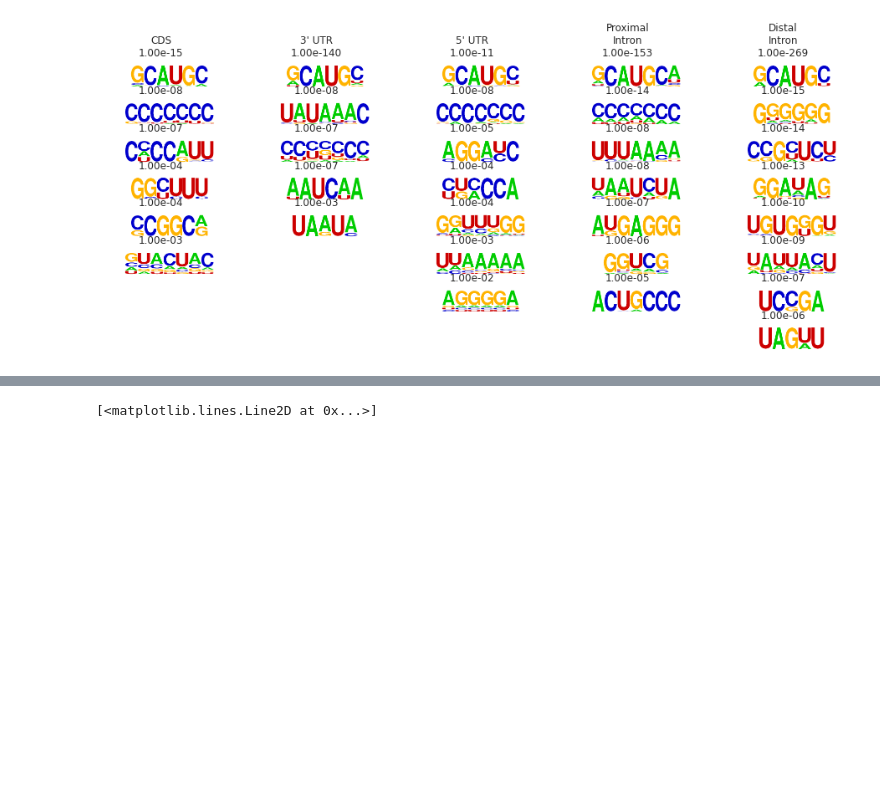
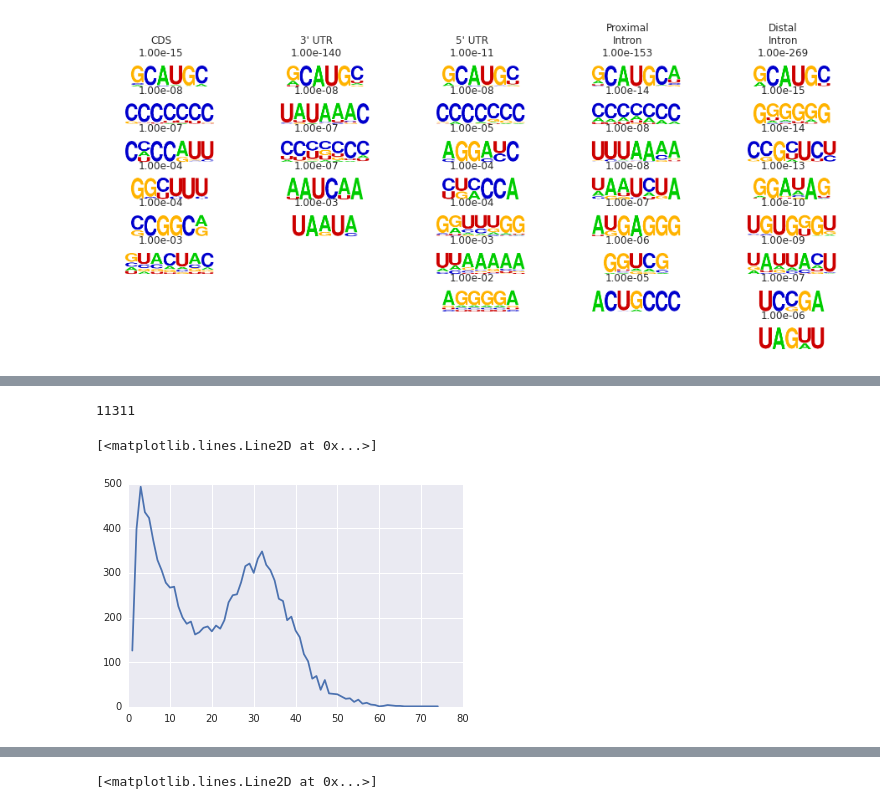
Before and after one commit to gpratt/iPython_Notebook, a Jupyter notebook: fox2/fox2_analysis.ipynb, the cells around one changed output, grey strips where cells are left out. Saved outputs shown, nothing was run; the diff lists cells and outputs as text; code cells hidden in the pictures; blank space fills up the shorter version.

```diff
--- a/fox2/fox2_analysis.ipynb
+++ b/fox2/fox2_analysis.ipynb
@@ -44,0 +43,7 @@ WARNING: This object has no pickle file, and can only be used for manual plottin
+# %%
+bedtool_kmer_3 = pybedtools.BedTool("/Users/gpratt/bioinformatics/yeolab/projects/fox2_iclip/analysis/ad-hoc/FOX2.kmer_2.sorted.peaks.bed")
+cluster_name = "kmer_3"
+cluster_out = cluster_name + "_homer"
+
+cluster_regions = CLIP_analysis.assign_to_regions(bedtool_kmer_3, cluster_name, "/Users/gpratt/bioinformatics/genomes/hg19/chromosomes/all.fa",
+                                regions, "assigned", "fasta")
@@ -44,0 +56,8 @@ WARNING: This object has no pickle file, and can only be used for manual plottin
+# %%
+db = gffutils.FeatureDB("/Users/gpratt/bioinformatics/genomes/hg19/gencode.v17.annotation.gtf.db")
+# %%
+for interval in cluster_regions['uncatagorized']['real']:
+    gene = interval.name.split("_")[0]
+    for gene_id in db.features_of_type('gene'):
+        if gene_id.attributes['gene_id'][0] == gene:
+            print gene_id.attributes['gene_type']
@@ -230,0 +286,4 @@ no motif /Users/gpratt/bioinformatics/yeolab/iPython_Notebook/fox2/long_homer/pr
+# %%
+len(bedtool_kmer_original)
+# %% [output]
+11311
@@ -230,0 +292,12 @@ no motif /Users/gpratt/bioinformatics/yeolab/iPython_Notebook/fox2/long_homer/pr
+# %%
+bedtool_kmer_original = pybedtools.BedTool("/Users/gpratt/bioinformatics/yeolab/projects/fox2_iclip/analysis/v3/FOX2.peaks.bed")
+
+lens = [len(interval) for interval in bedtool_kmer_original]
+
+fig = plt.figure()
+ax = fig.add_subplot(1,1,1)
+counts = Counter(lens)
+ax.plot(counts.keys(), counts.values())
+# %% [output]
+[<matplotlib.lines.Line2D at 0x...>]
+[figure, added]
```
Also changed, not shown: parts of 121 cells of this notebook, 2 other files.
